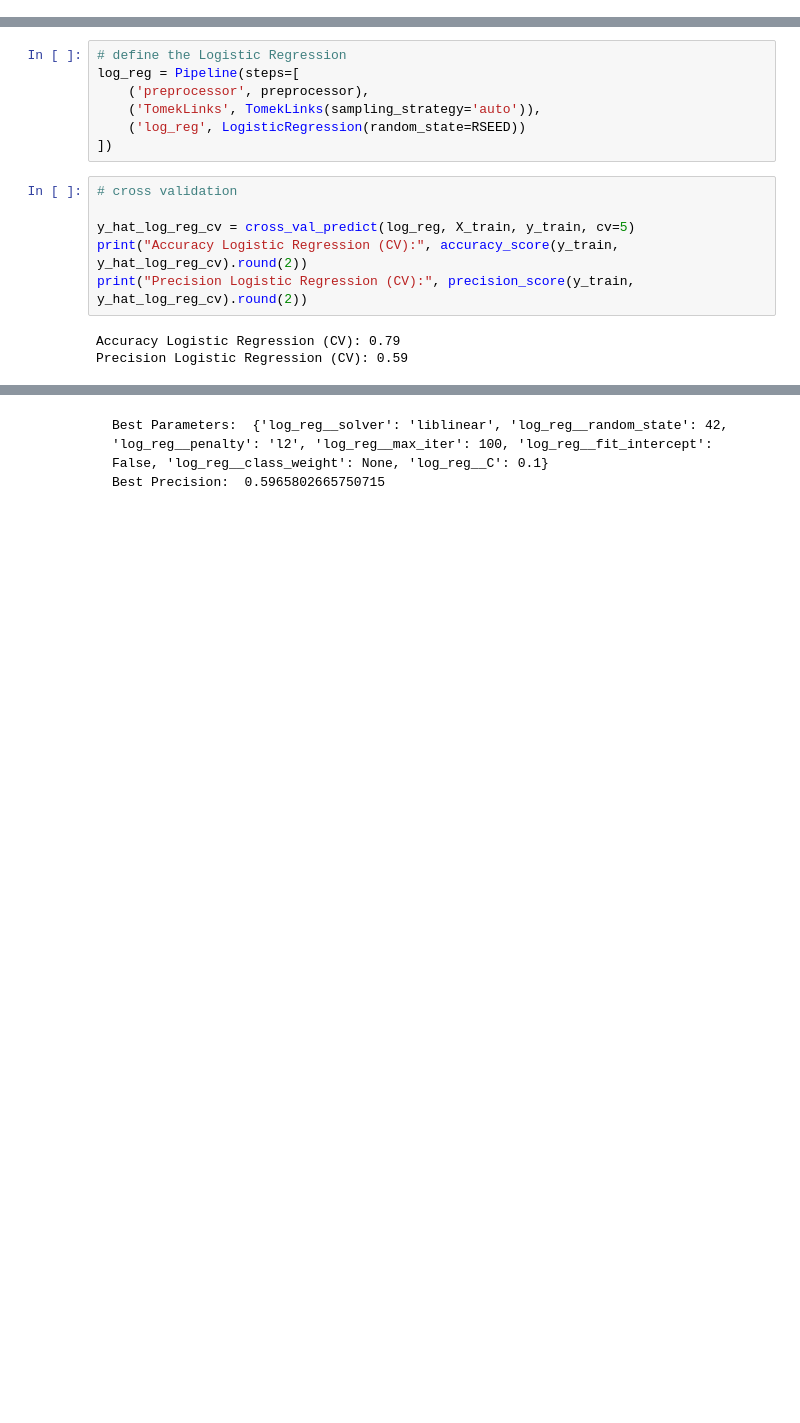
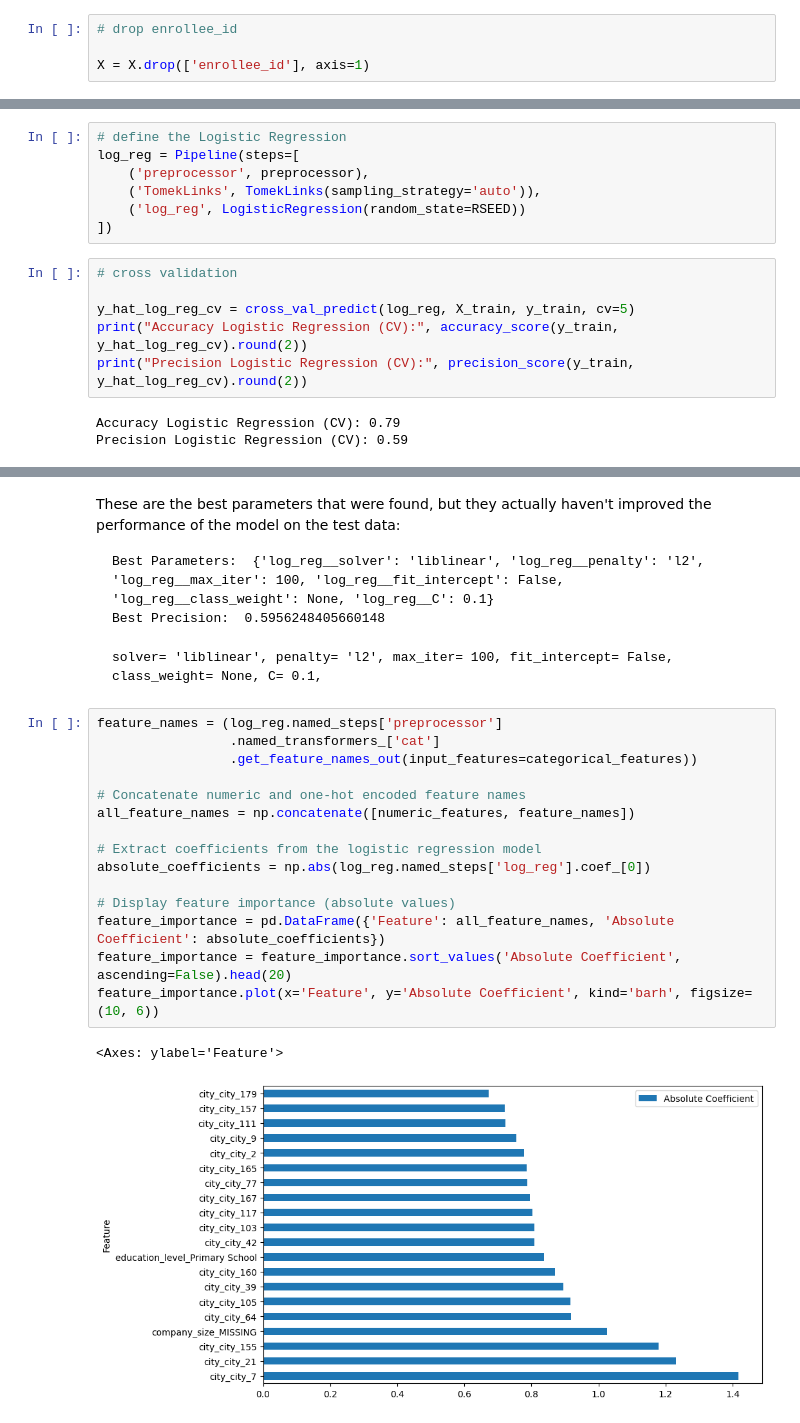
Before and after one commit to scheinmensch/HR-Analytics, a Jupyter notebook: Model.ipynb, the cells around one changed output, grey strips where cells are left out. Drawn from its saved outputs; the diff is of its cells as text; blank space fills up the shorter version.

Commit message:
added comments, worked further on model

`````diff
--- a/Model.ipynb
+++ b/Model.ipynb
@@ -59,6 +59,10 @@ Now I separate the features from the target variable:
 #Separate training features from target
 X = HR.drop(['target'], axis=1)
 y = HR['target']
+# %%
+# drop enrollee_id
+
+X = X.drop(['enrollee_id'], axis=1)
 # %% [markdown]
 Now it's time for the train test split. Since we are dealing with an imbalanced dataset, stratified train test split is the way to go. (It'll ensure that the distribution of target classes in the training and testing sets remains similar to the original dataset.)
 # %%
@@ -330,8 +341,32 @@ param_dist_log_reg = {
 # %% [markdown]
+These are the best parameters that were found, but they actually haven't improved the performance of the model on the test data:
+
 ```
-Best Parameters:  {'log_reg__solver': 'liblinear', 'log_reg__random_state': 42, 'log_reg__penalty': 'l2', 'log_reg__max_iter': 100, 'log_reg__fit_intercept': False, 'log_reg__class_weight': None, 'log_reg__C': 0.1}
-Best Precision:  0.5965802665750715
+Best Parameters:  {'log_reg__solver': 'liblinear', 'log_reg__penalty': 'l2', 'log_reg__max_iter': 100, 'log_reg__fit_intercept': False, 'log_reg__class_weight': None, 'log_reg__C': 0.1}
+Best Precision:  0.5956248405660148
+```
+
+```
+solver= 'liblinear', penalty= 'l2', max_iter= 100, fit_intercept= False, class_weight= None, C= 0.1,
 ````
+# %%
+feature_names = (log_reg.named_steps['preprocessor']
+                 .named_transformers_['cat']
+                 .get_feature_names_out(input_features=categorical_features))
+
+# Concatenate numeric and one-hot encoded feature names
+all_feature_names = np.concatenate([numeric_features, feature_names])
+
+# Extract coefficients from the logistic regression model
+absolute_coefficients = np.abs(log_reg.named_steps['log_reg'].coef_[0])
+
+# Display feature importance (absolute values)
+feature_importance = pd.DataFrame({'Feature': all_feature_names, 'Absolute Coefficient': absolute_coefficients})
+feature_importance = feature_importance.sort_values('Absolute Coefficient', ascending=False).head(20)
+feature_importance.plot(x='Feature', y='Absolute Coefficient', kind='barh', figsize=(10, 6))
+# %% [output]
+<Axes: ylabel='Feature'>
+[figure, added]
 # %%
 # define the random forest
 forest = Pipeline(steps=[
`````
Also changed, not shown: parts of 21 cells of this notebook.
